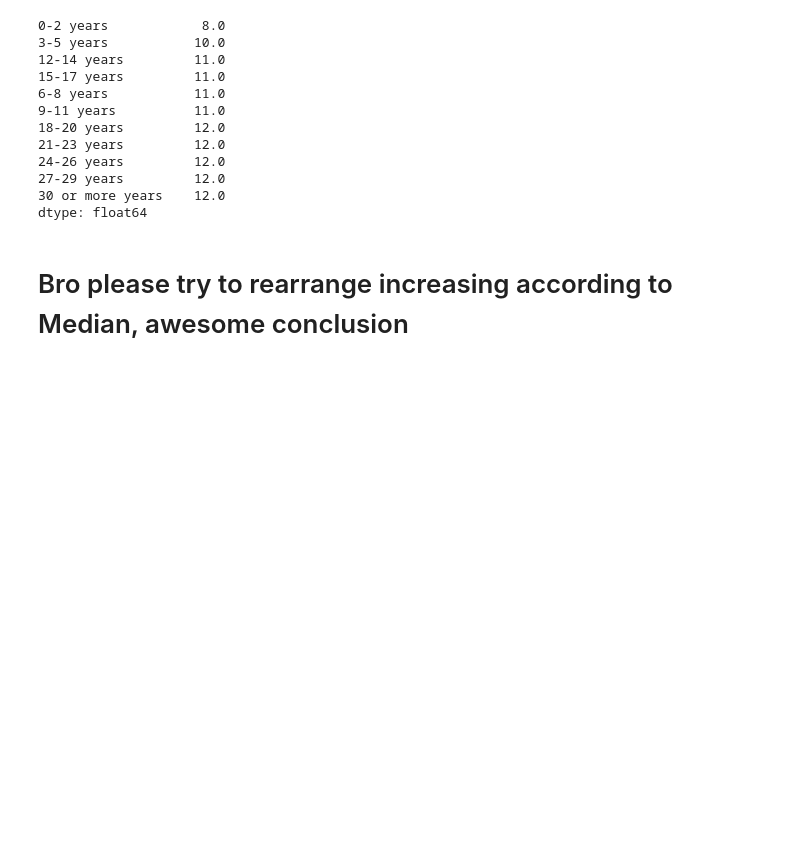
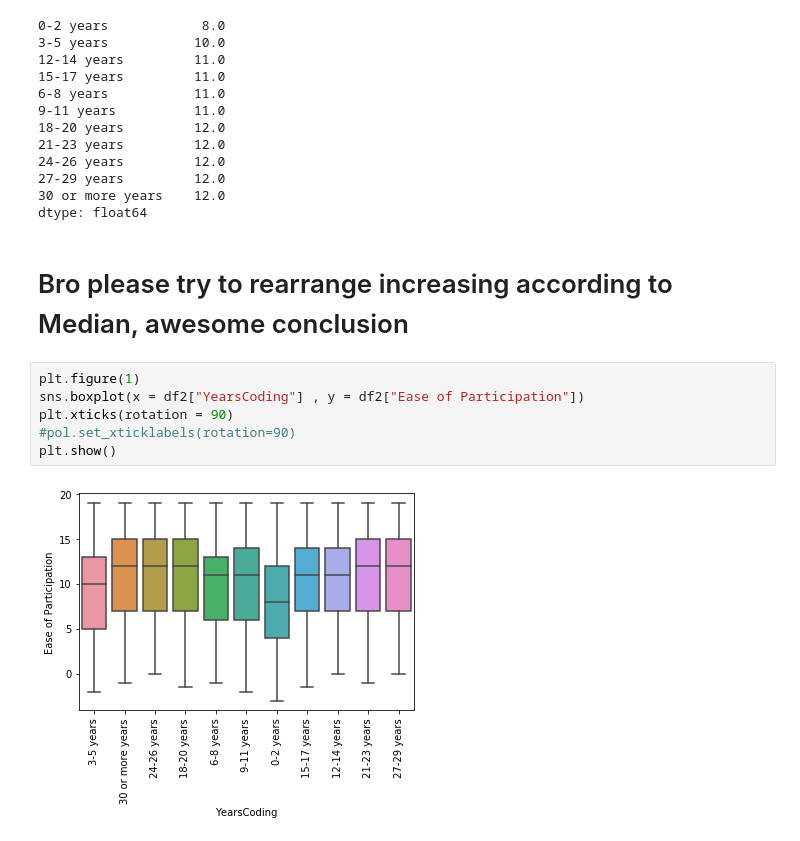
Before and after one commit to Fenil3510/StackOverflow_Kernel, a Jupyter notebook: SO_notebook_2.ipynb, the cells around one changed output. Cells and saved outputs as stored; diff of their text form; blank space fills up the shorter version.

```diff
--- a/SO_notebook_2.ipynb
+++ b/SO_notebook_2.ipynb
@@ -493,5 +343,13 @@ meds
 dtype: float64
 # %% [markdown]
 # Bro please try to rearrange increasing according to Median, awesome conclusion
+# %%
+plt.figure(1)
+sns.boxplot(x = df2["YearsCoding"] , y = df2["Ease of Participation"])
+plt.xticks(rotation = 90)
+#pol.set_xticklabels(rotation=90)
+plt.show()
+# %% [output]
+[figure, added]
 # %%
 plt.figure(1)
```
Also changed, not shown: parts of 61 cells of this notebook.
